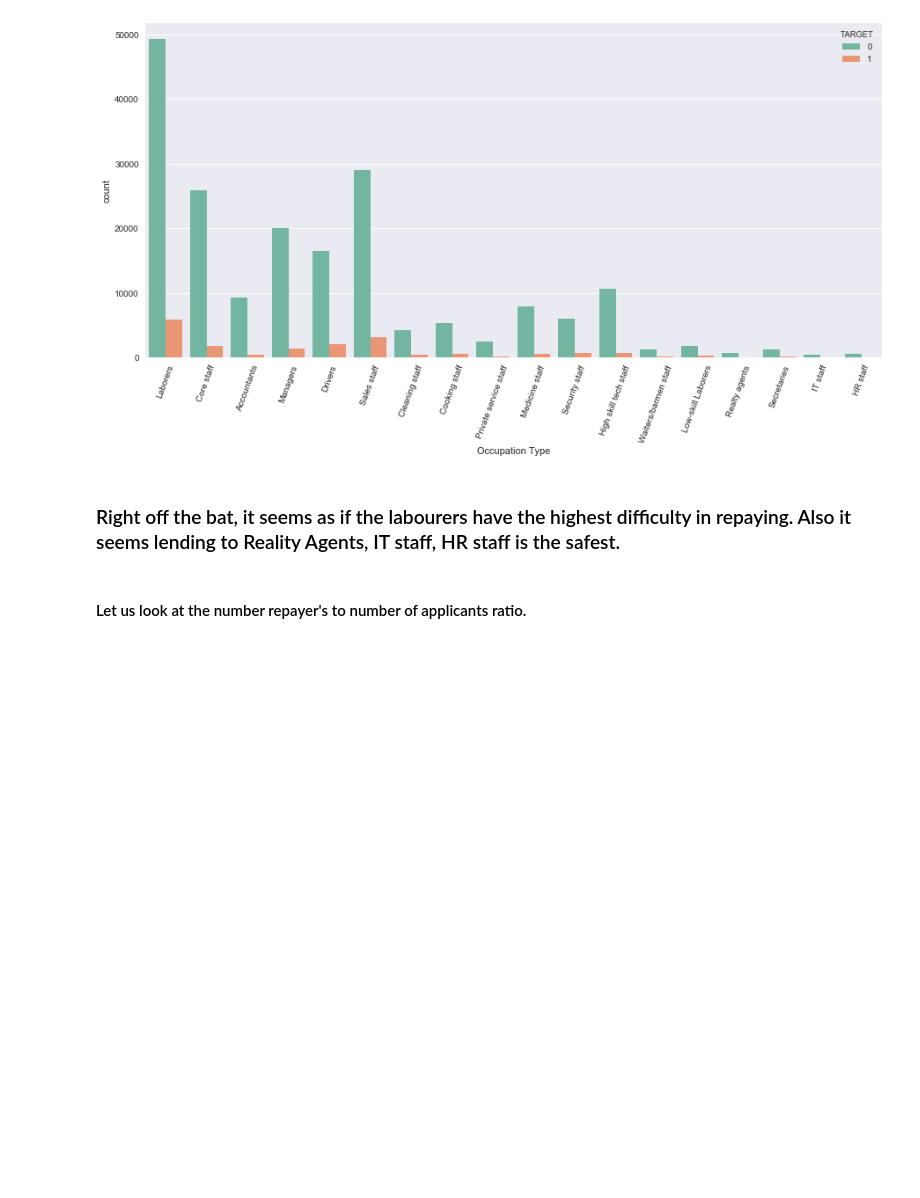
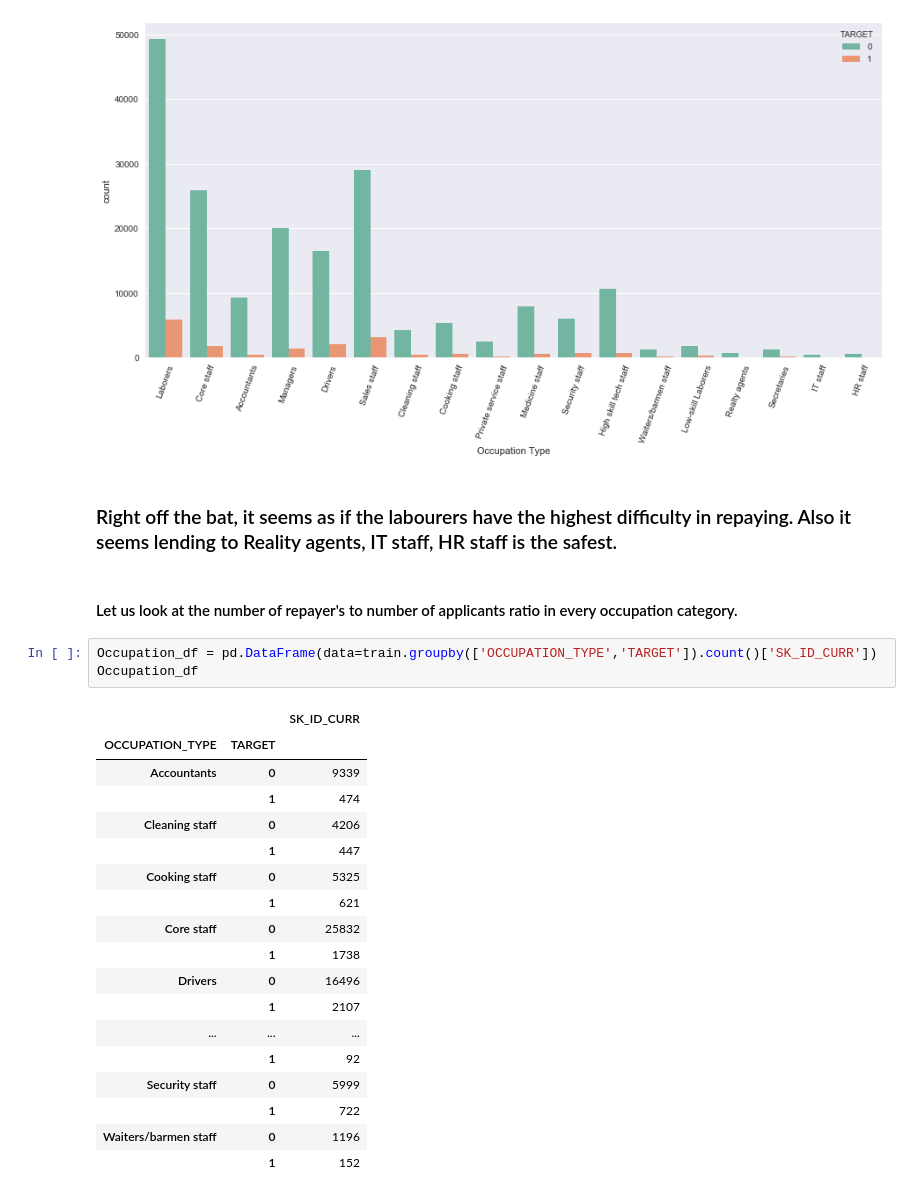
Before and after one commit to rakshithvasudev/Home-Credit-Default-Risk, a Jupyter notebook: EDA/Exploratory Data Analysis - Application Train.ipynb, the cells around one changed output. Drawn from its saved outputs; the diff is of its cells as text; blank space fills up the shorter version.

```diff
--- a/EDA/Exploratory Data Analysis - Application Train.ipynb
+++ b/EDA/Exploratory Data Analysis - Application Train.ipynb
@@ -245,6 +245,28 @@ plt.xlabel("Occupation Type")
 <matplotlib.text.Text at 0x...>
 [figure]
 # %% [markdown]
-### Right off the bat, it seems as if the labourers have the highest difficulty in repaying. Also it seems lending to Reality Agents, IT staff, HR staff is the safest.
+### Right off the bat, it seems as if the labourers have the highest difficulty in repaying. Also it seems lending to Reality agents, IT staff, HR staff is the safest.
 # %% [markdown]
-#### Let us look at the number repayer's to number of applicants ratio.
+#### Let us look at the number of repayer's to number of applicants ratio in every occupation category.
+# %%
+Occupation_df = pd.DataFrame(data=train.groupby(['OCCUPATION_TYPE','TARGET']).count()['SK_ID_CURR'])
+Occupation_df
+# %% [output]
+|  |  | SK_ID_CURR |
+| OCCUPATION_TYPE | TARGET |  |
+| Accountants | 0 | 9339 |
+|  | 1 | 474 |
+| Cleaning staff | 0 | 4206 |
+|  | 1 | 447 |
+| Cooking staff | 0 | 5325 |
+|  | 1 | 621 |
+| Core staff | 0 | 25832 |
+|  | 1 | 1738 |
+| Drivers | 0 | 16496 |
+|  | 1 | 2107 |
+| ... | ... | ... |
+|  | 1 | 92 |
+| Security staff | 0 | 5999 |
+|  | 1 | 722 |
+| Waiters/barmen staff | 0 | 1196 |
+|  | 1 | 152 |
```
Also changed, not shown: parts of 4 cells of this notebook.
